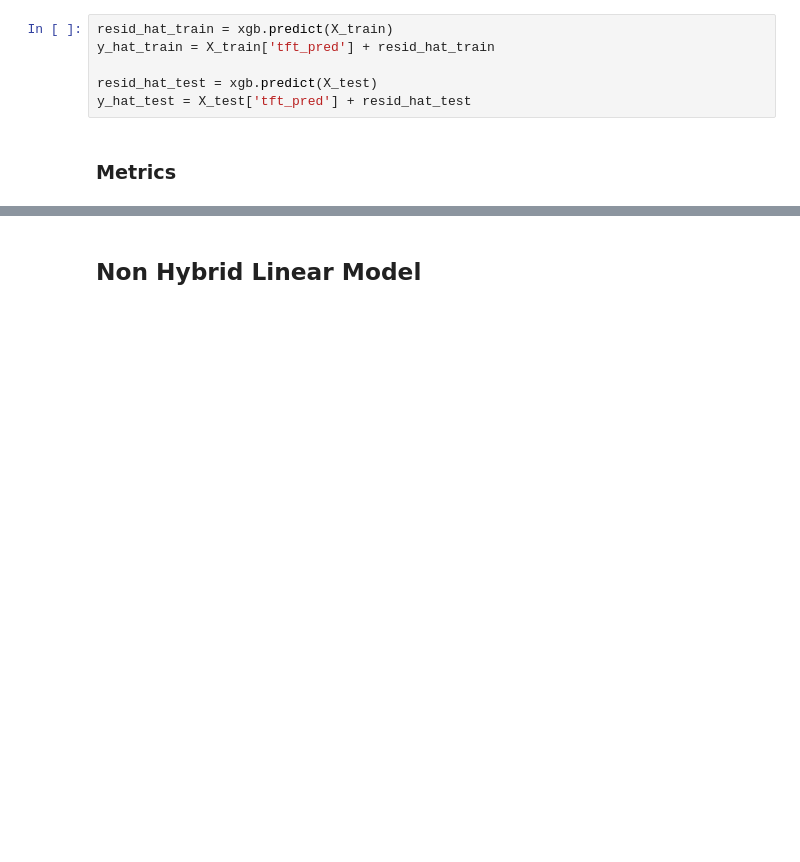
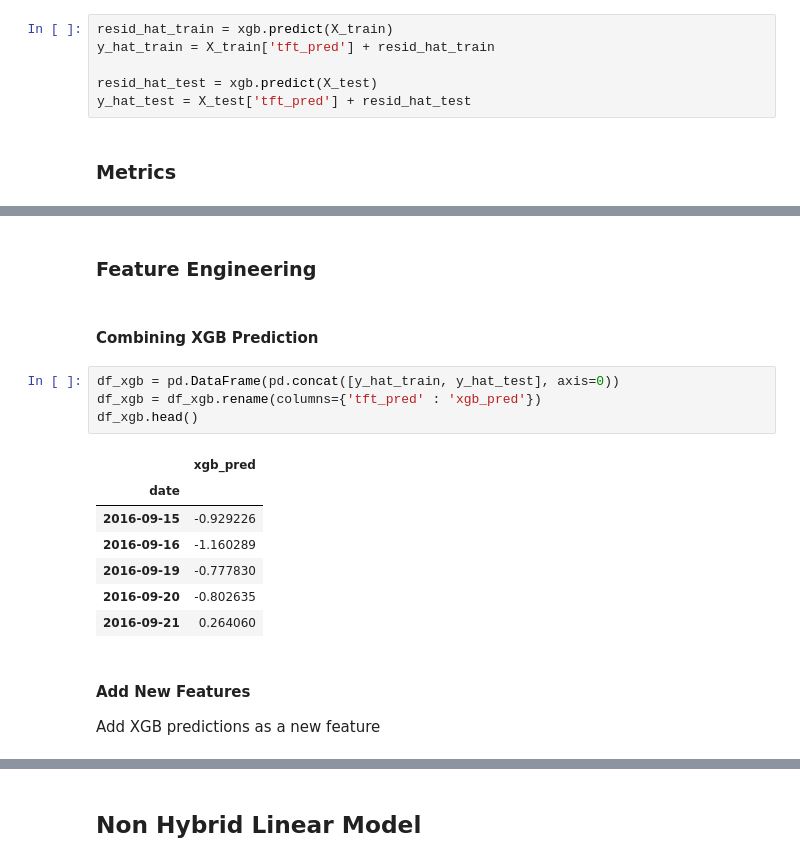
Before and after one commit to danCoder93/ENSF611-FinPrediction, a Jupyter notebook: src/FinPrediction.ipynb, the cells around one changed output, grey strips where cells are left out. Saved outputs shown, nothing was run; the diff lists cells and outputs as text; blank space fills up the shorter version.

```diff
--- a/src/FinPrediction.ipynb
+++ b/src/FinPrediction.ipynb
@@ -648,0 +710,20 @@ Testing accuracy: 66.617%
+# %% [markdown]
+### Feature Engineering
+# %% [markdown]
+#### Combining XGB Prediction
+# %%
+df_xgb = pd.DataFrame(pd.concat([y_hat_train, y_hat_test], axis=0))
+df_xgb = df_xgb.rename(columns={'tft_pred' : 'xgb_pred'})
+df_xgb.head()
+# %% [output]
+|  | xgb_pred |
+| date |  |
+| 2016-09-15 | -0.929226 |
+| 2016-09-16 | -1.160289 |
+| 2016-09-19 | -0.777830 |
+| 2016-09-20 | -0.802635 |
+| 2016-09-21 | 0.264060 |
+# %% [markdown]
+#### Add New Features
+
+Add XGB predictions as a new feature
```
Also changed, not shown: parts of 66 cells of this notebook, 2 other files.
